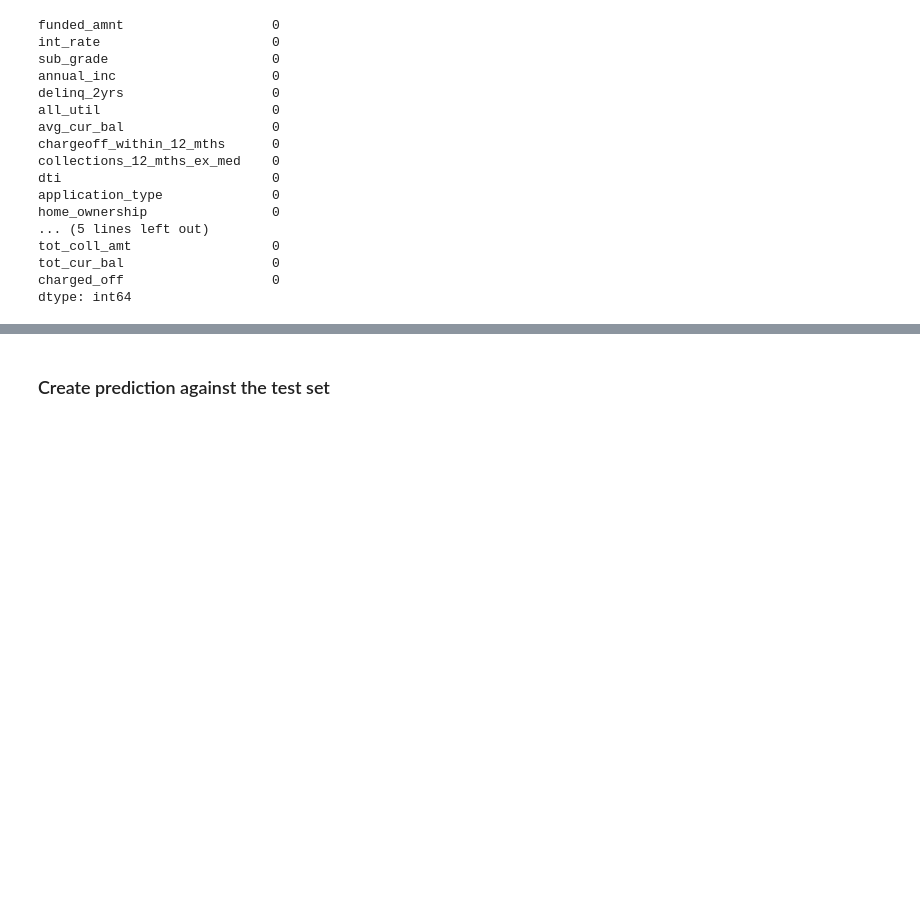
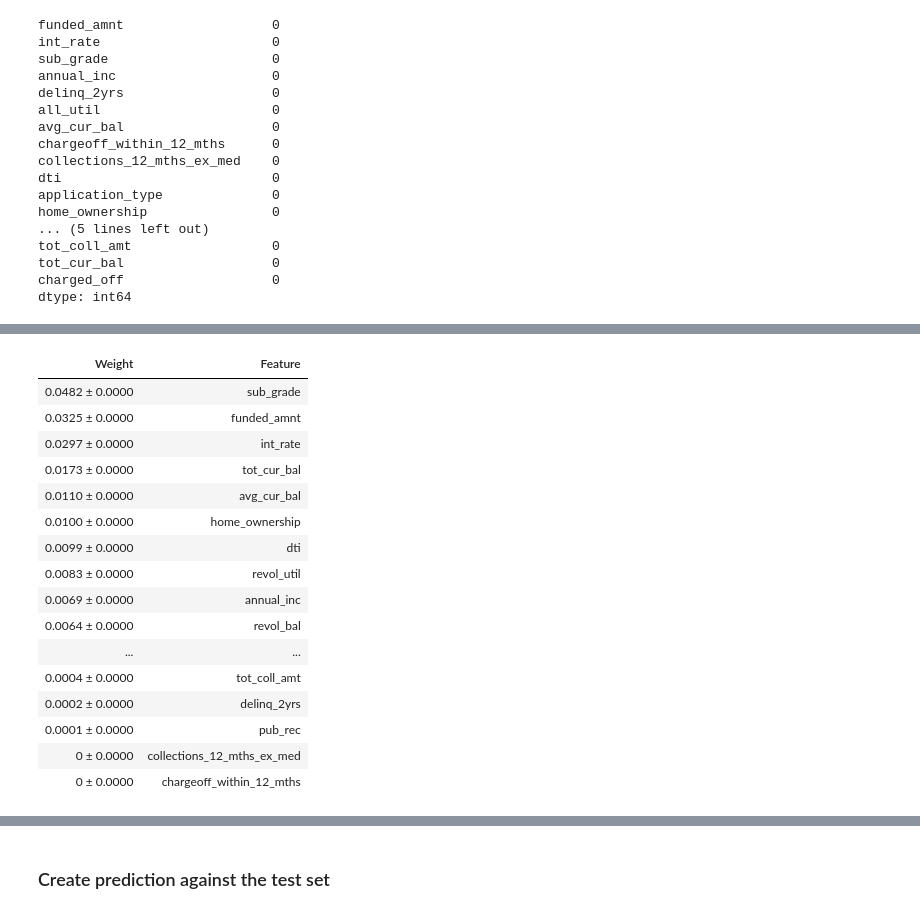
Before and after one commit to bloominstituteoftechnology/DS-Unit-4-Sprint-1-Tree-Ensembles, a Jupyter notebook: module1-decision-trees/Lending_Club.ipynb, the cells around one changed output, grey strips where cells are left out. Saved outputs shown, nothing was run; the diff lists cells and outputs as text; code cells hidden in the pictures; blank space fills up the shorter version.

```diff
--- a/module1-decision-trees/Lending_Club.ipynb
+++ b/module1-decision-trees/Lending_Club.ipynb
@@ -162,0 +272,20 @@ dtype: int64
+# %%
+eli5.show_weights(permuter, top=None, feature_names=X_train_transformed.columns.tolist())
+# %% [output]
+| Weight | Feature |
+| 0.0482 ± 0.0000 | sub_grade |
+| 0.0325 ± 0.0000 | funded_amnt |
+| 0.0297 ± 0.0000 | int_rate |
+| 0.0173 ± 0.0000 | tot_cur_bal |
+| 0.0110 ± 0.0000 | avg_cur_bal |
+| 0.0100 ± 0.0000 | home_ownership |
+| 0.0099 ± 0.0000 | dti |
+| 0.0083 ± 0.0000 | revol_util |
+| 0.0069 ± 0.0000 | annual_inc |
+| 0.0064 ± 0.0000 | revol_bal |
+| ... | ... |
+| 0.0004 ± 0.0000 | tot_coll_amt |
+| 0.0002 ± 0.0000 | delinq_2yrs |
+| 0.0001 ± 0.0000 | pub_rec |
+| 0 ± 0.0000 | collections_12_mths_ex_med |
+| 0 ± 0.0000 | chargeoff_within_12_mths |
```
Also changed, not shown: parts of 23 cells of this notebook, 1 other file.
